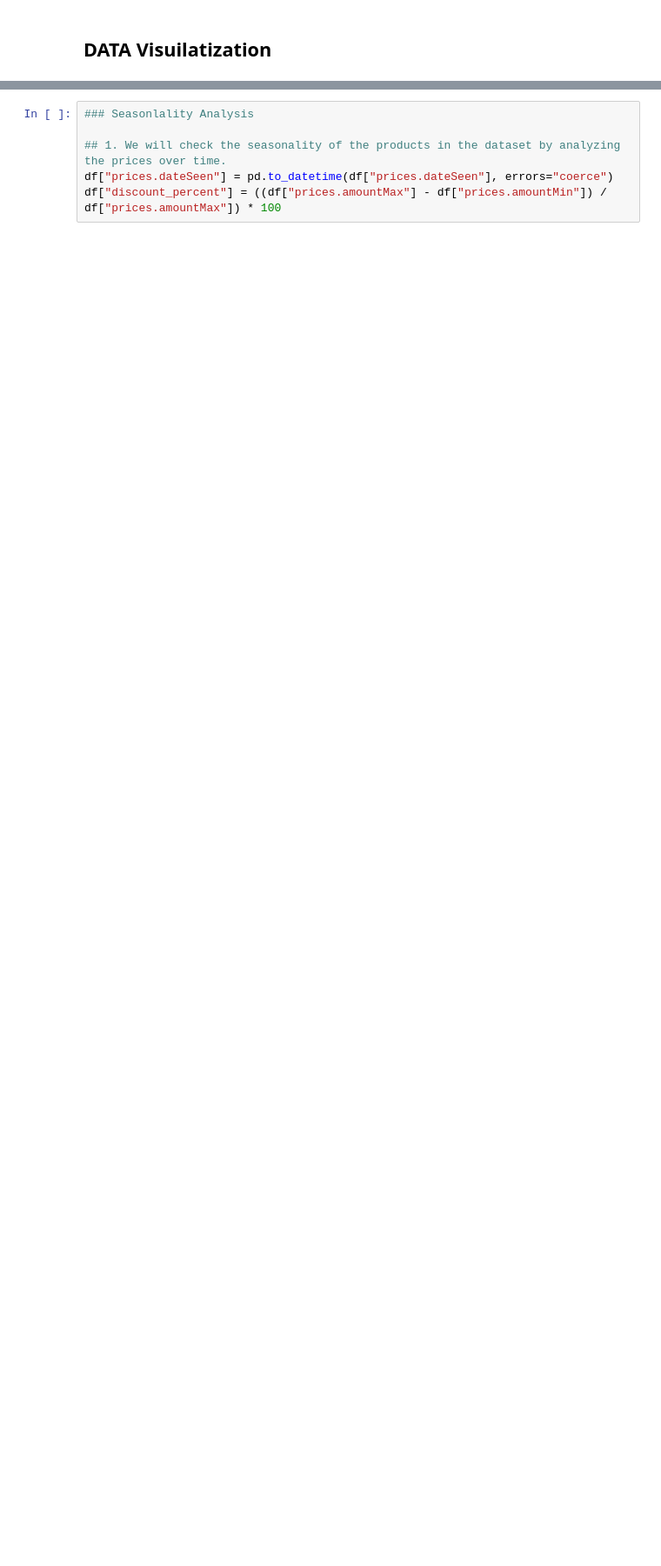
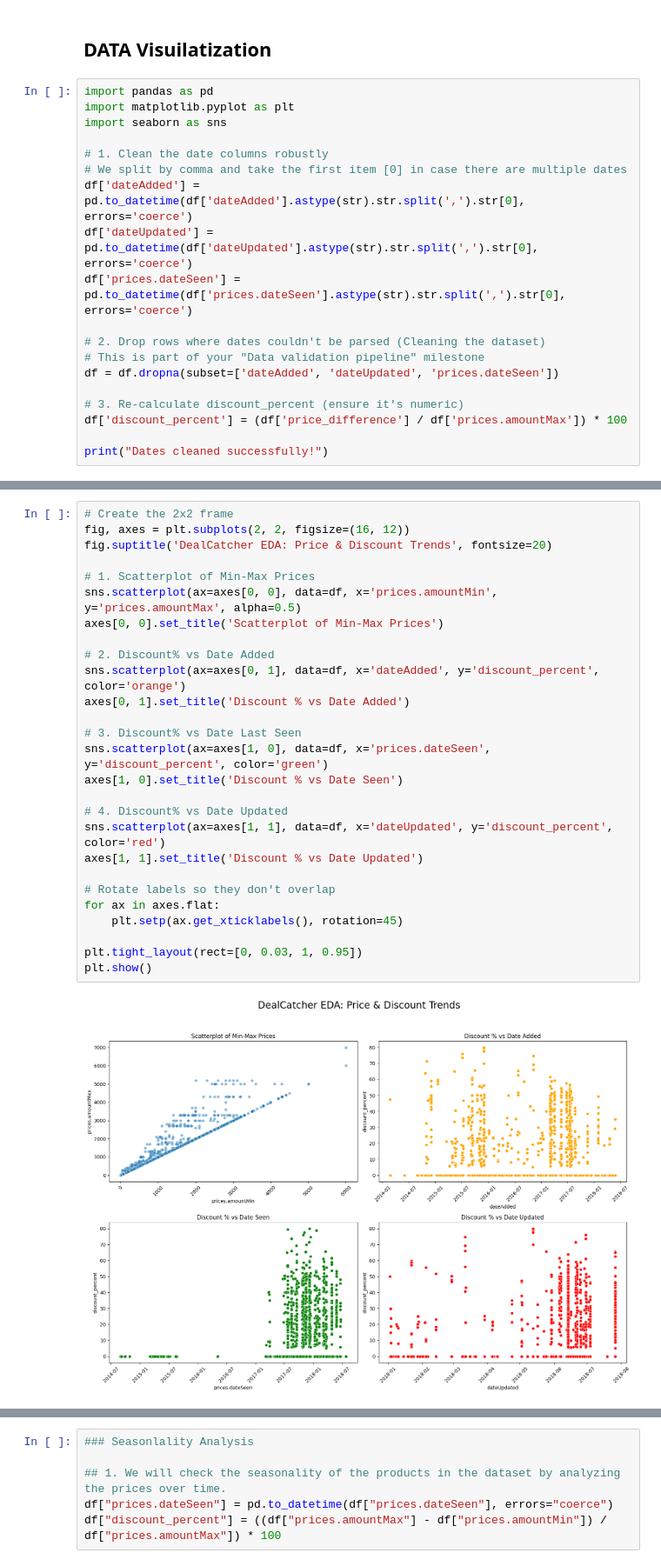
Before and after one commit to dealcatcher/jupyter-lab-models, a Jupyter notebook: sarima.ipynb, the cells around one changed output, grey strips where cells are left out. Shown at 87% size. Cells and saved outputs as stored; diff of their text form; blank space fills up the shorter version.

Commit message:
docs: finalize 2x2 EDA plots and resolve datetime parsing bugs

```diff
--- a/sarima.ipynb
+++ b/sarima.ipynb
@@ -128,3 +129,22 @@ plt.show()
 [figure]
 # %% [markdown]
 ## DATA Visuilatization
+# %%
+import pandas as pd
+import matplotlib.pyplot as plt
+import seaborn as sns
+
+# 1. Clean the date columns robustly
+# We split by comma and take the first item [0] in case there are multiple dates
+df['dateAdded'] = pd.to_datetime(df['dateAdded'].astype(str).str.split(',').str[0], errors='coerce')
+df['dateUpdated'] = pd.to_datetime(df['dateUpdated'].astype(str).str.split(',').str[0], errors='coerce')
+df['prices.dateSeen'] = pd.to_datetime(df['prices.dateSeen'].astype(str).str.split(',').str[0], errors='coerce')
+
+# 2. Drop rows where dates couldn't be parsed (Cleaning the dataset)
+# This is part of your "Data validation pipeline" milestone
+df = df.dropna(subset=['dateAdded', 'dateUpdated', 'prices.dateSeen'])
+
+# 3. Re-calculate discount_percent (ensure it's numeric)
+df['discount_percent'] = (df['price_difference'] / df['prices.amountMax']) * 100
+
+print("Dates cleaned successfully!")
@@ -131,3 +153,32 @@ plt.show()
+# %%
+# Create the 2x2 frame
+fig, axes = plt.subplots(2, 2, figsize=(16, 12))
+fig.suptitle('DealCatcher EDA: Price & Discount Trends', fontsize=20)
+
+# 1. Scatterplot of Min-Max Prices
+sns.scatterplot(ax=axes[0, 0], data=df, x='prices.amountMin', y='prices.amountMax', alpha=0.5)
+axes[0, 0].set_title('Scatterplot of Min-Max Prices')
+
+# 2. Discount% vs Date Added
+sns.scatterplot(ax=axes[0, 1], data=df, x='dateAdded', y='discount_percent', color='orange')
+axes[0, 1].set_title('Discount % vs Date Added')
+
+# 3. Discount% vs Date Last Seen
+sns.scatterplot(ax=axes[1, 0], data=df, x='prices.dateSeen', y='discount_percent', color='green')
+axes[1, 0].set_title('Discount % vs Date Seen')
+
+# 4. Discount% vs Date Updated
+sns.scatterplot(ax=axes[1, 1], data=df, x='dateUpdated', y='discount_percent', color='red')
+axes[1, 1].set_title('Discount % vs Date Updated')
+
+# Rotate labels so they don't overlap
+for ax in axes.flat:
+    plt.setp(ax.get_xticklabels(), rotation=45)
+
+plt.tight_layout(rect=[0, 0.03, 1, 0.95])
+plt.show()
+# %% [output]
+[figure, added]
 # %%
 ## We will use the scatterplot to check the price range per product
 
```
Also changed, not shown: parts of 3 cells of this notebook, 11 other files.
